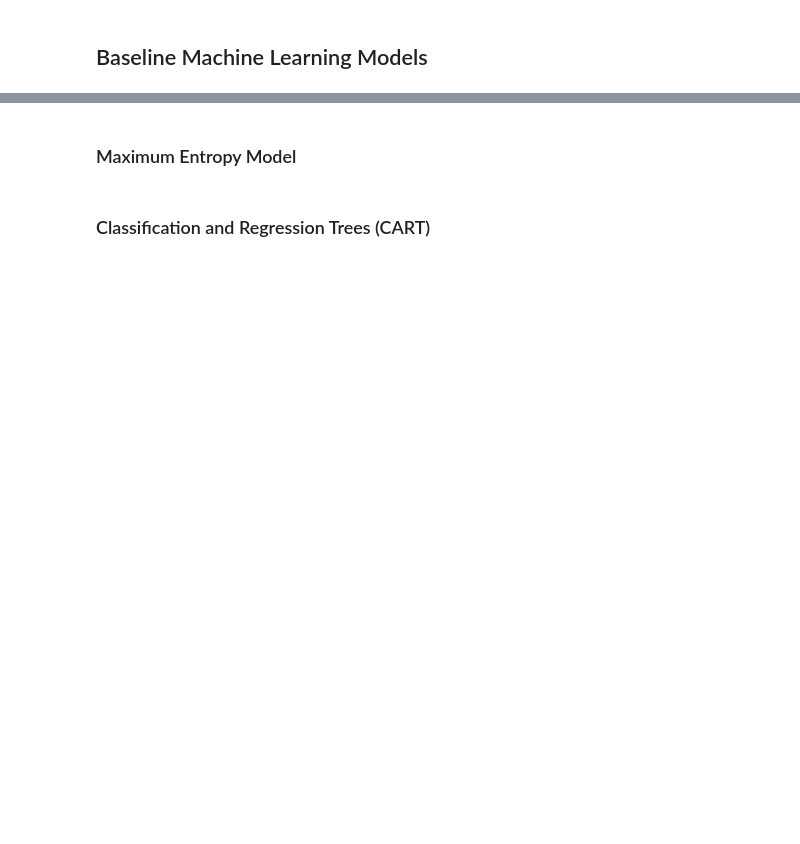
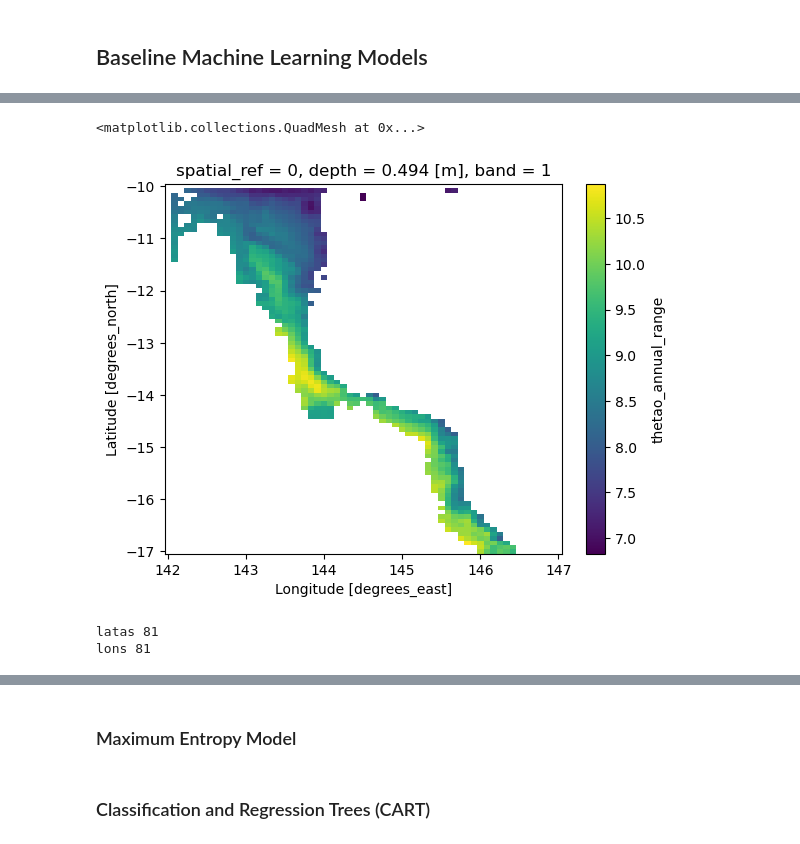
Before and after one commit to orlando-code/coralshift, a Jupyter notebook: notebooks/baselines.ipynb, the cells around one changed output, grey strips where cells are left out. Drawn from its saved outputs; the diff is of its cells as text; code cells hidden in the pictures; blank space fills up the shorter version.

```diff
--- a/notebooks/baselines.ipynb
+++ b/notebooks/baselines.ipynb
@@ -155,0 +437,12 @@ gt_climate_res = spatial_data.upsample_xarray_to_target(gt_1000m, 1/12)
+# %%
+xs_above["thetao_annual_range"].plot()
+# %% [output]
+<matplotlib.collections.QuadMesh at 0x...>
+[figure, added]
+# %%
+coords_below_threshold
+print("latas", len(list(coords_below_threshold.latitude.values)))
+print("lons", len(list(coords_below_threshold.latitude.values)))
+# %% [output]
+latas 81
+lons 81
```
Also changed, not shown: parts of 82 cells of this notebook, 3 other files.
